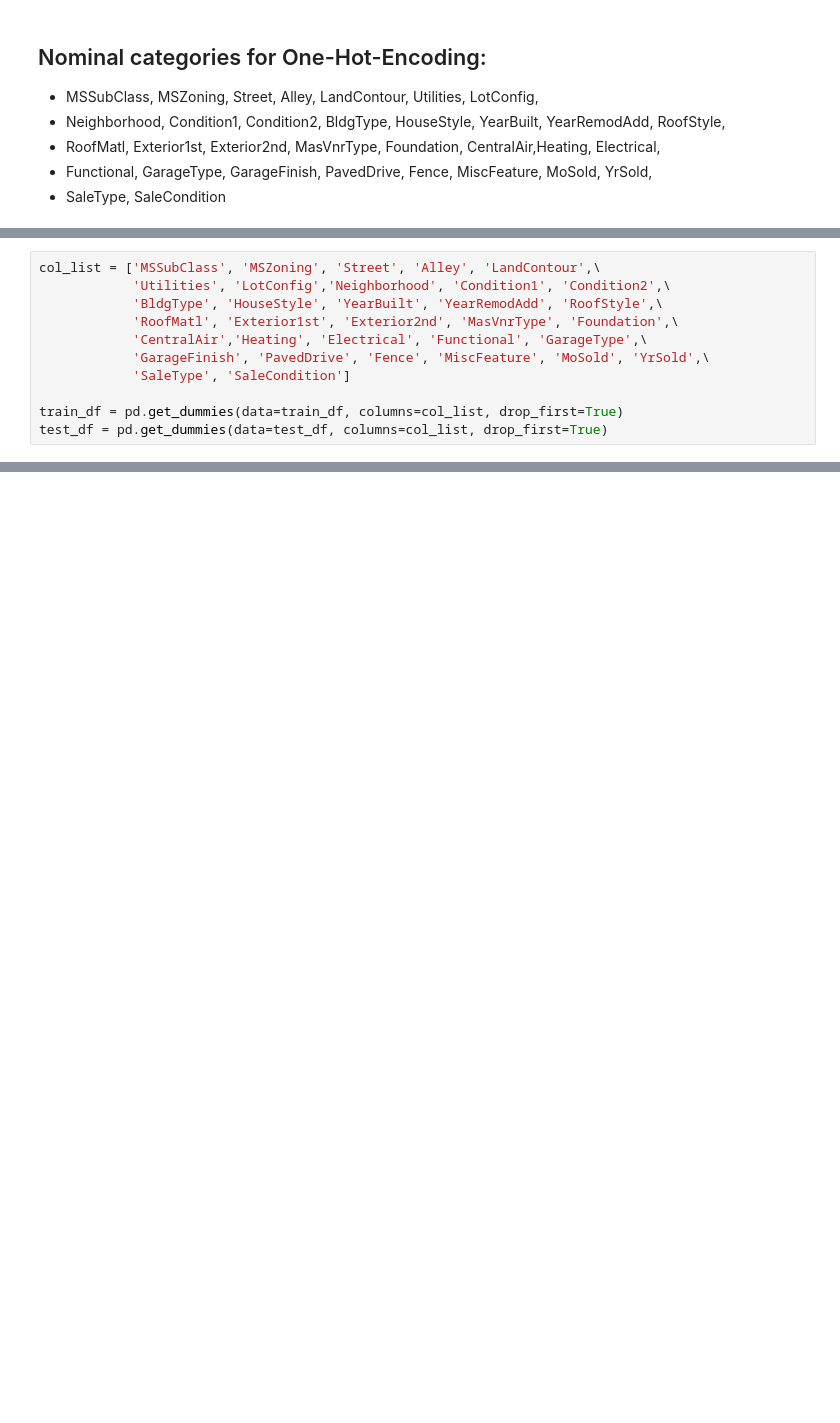
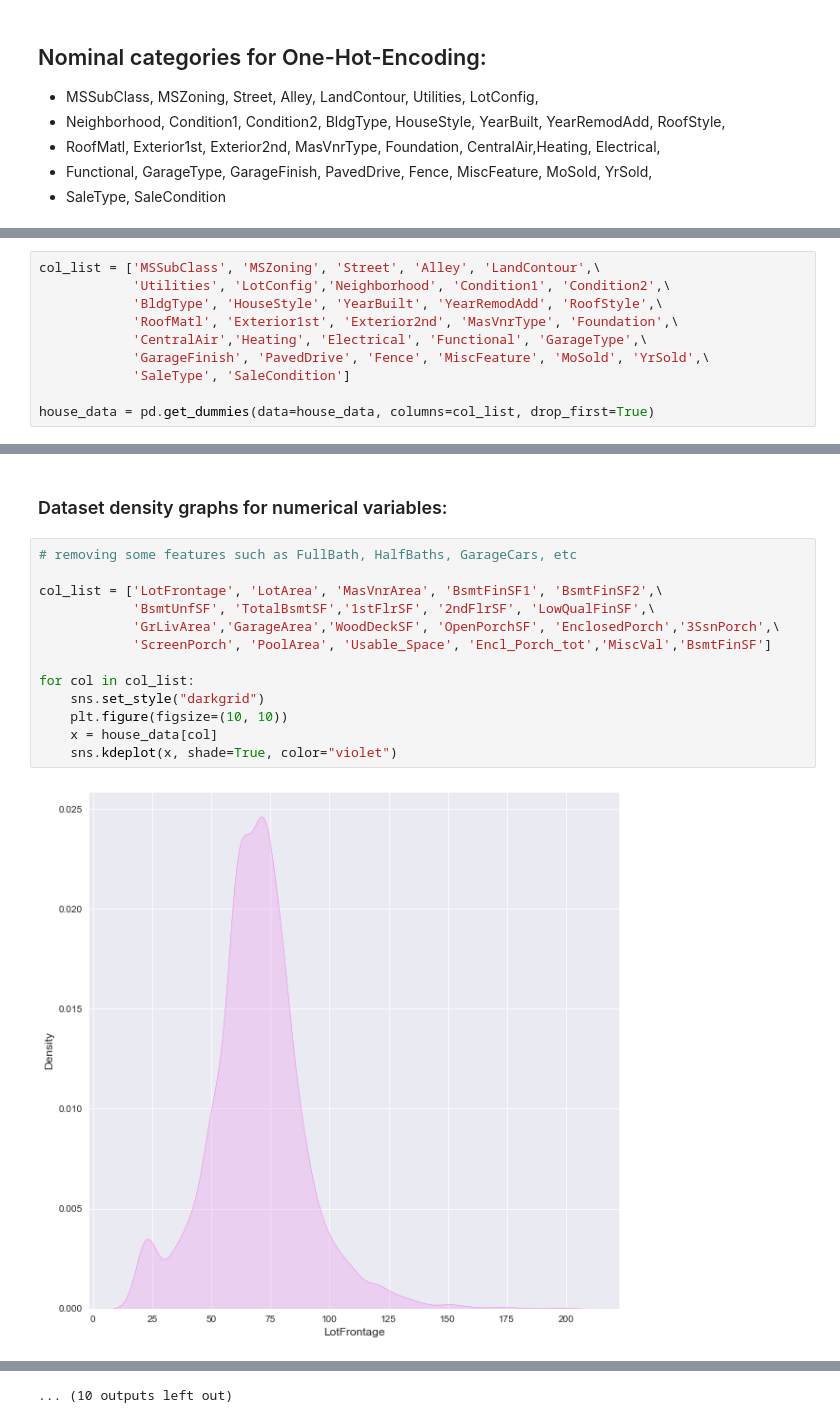
Before and after one commit to suhitasva/ML_Project, a Jupyter notebook: LR_models.ipynb, the cells around one changed output, grey strips where cells are left out. Drawn from its saved outputs; the diff is of its cells as text; blank space fills up the shorter version.

```diff
--- a/LR_models.ipynb
+++ b/LR_models.ipynb
@@ -166,5 +247,4 @@ col_list = ['MSSubClass', 'MSZoning', 'Street', 'Alley', 'LandContour',\
             'GarageFinish', 'PavedDrive', 'Fence', 'MiscFeature', 'MoSold', 'YrSold',\
             'SaleType', 'SaleCondition']
 
-train_df = pd.get_dummies(data=train_df, columns=col_list, drop_first=True)
-test_df = pd.get_dummies(data=test_df, columns=col_list, drop_first=True)
+house_data = pd.get_dummies(data=house_data, columns=col_list, drop_first=True)
@@ -175,0 +255,17 @@ print(test_df.shape)
+# %% [markdown]
+### Dataset density graphs for numerical variables:
+# %%
+# removing some features such as FullBath, HalfBaths, GarageCars, etc
+
+col_list = ['LotFrontage', 'LotArea', 'MasVnrArea', 'BsmtFinSF1', 'BsmtFinSF2',\
+            'BsmtUnfSF', 'TotalBsmtSF','1stFlrSF', '2ndFlrSF', 'LowQualFinSF',\
+            'GrLivArea','GarageArea','WoodDeckSF', 'OpenPorchSF', 'EnclosedPorch','3SsnPorch',\
+            'ScreenPorch', 'PoolArea', 'Usable_Space', 'Encl_Porch_tot','MiscVal','BsmtFinSF']
+
+for col in col_list:
+    sns.set_style("darkgrid")
+    plt.figure(figsize=(10, 10))
+    x = house_data[col]
+    sns.kdeplot(x, shade=True, color="violet")
+# %% [output]
+[figure, added]
@@ -175,0 +283 @@ print(test_df.shape)
+... (10 outputs left out)
```
Also changed, not shown: parts of 44 cells of this notebook.
